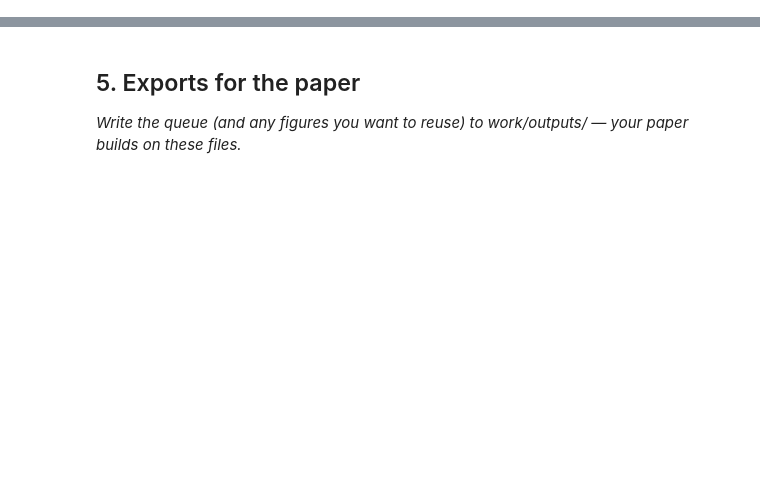
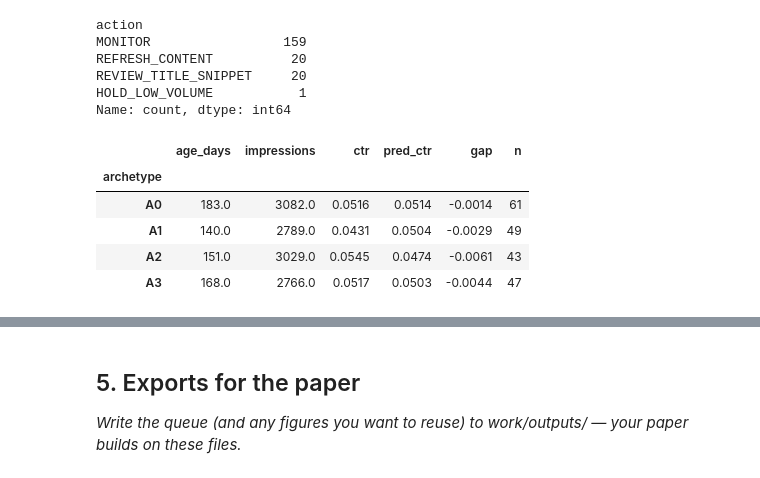
Before and after one commit to arshiyanaaz411/flyrank-ml-internship, a Jupyter notebook: work/notebooks/w07_action_playbook.ipynb, the cells around one changed output, grey strips where cells are left out. Saved outputs shown, nothing was run; the diff lists cells and outputs as text; code cells hidden in the pictures; blank space fills up the shorter version.

```diff
--- a/work/notebooks/w07_action_playbook.ipynb
+++ b/work/notebooks/w07_action_playbook.ipynb
@@ -12,0 +89,52 @@ This skeleton is yours to fill. Work the sections **in order** — each one has
+# %%
+# ---- thresholds: assumptions, edit and justify in the markdown above ----
+MIN_IMPR = 100          # below this, CTR is unstable
+AGE_REFRESH = 180       # days; set after looking at the decay plot below
+NOISE_FLOOR = MAE_MODEL
+# ------------------------------------------------------------------------
+
+impr = df[IMPR_COL] if IMPR_COL else pd.Series(1.0, index=df.index)
+age = df[AGE_COL] if AGE_COL else pd.Series(np.nan, index=df.index)
+
+r1 = df["gap"] > NOISE_FLOOR
+r2 = (age >= AGE_REFRESH) if AGE_COL else pd.Series(False, index=df.index)
+r3 = (impr < MIN_IMPR) if IMPR_COL else pd.Series(False, index=df.index)
+r4 = df["gap"].abs() <= NOISE_FLOOR
+
+codes = pd.DataFrame({"R1_BELOW_EXPECTED": r1, "R2_AGED": r2,
+                      "R3_LOW_VOLUME": r3, "R4_WITHIN_NOISE": r4})
+df["reason_codes"] = codes.apply(lambda r: "|".join([c for c in codes.columns if r[c]]) or "NONE", axis=1)
+
+def pick_action(i):
+    if r3[i]: return "HOLD_LOW_VOLUME"
+    if r1[i] and r2[i]: return "REFRESH_CONTENT"
+    if r1[i]: return "REVIEW_TITLE_SNIPPET"
+    return "MONITOR"
+
+df["action"] = [pick_action(i) for i in df.index]
+df["opportunity"] = impr * df["gap"].clip(lower=0)
+print(df["action"].value_counts())
+# %% [output]
+action
+MONITOR                 159
+REFRESH_CONTENT          20
+REVIEW_TITLE_SNIPPET     20
+HOLD_LOW_VOLUME           1
+Name: count, dtype: int64
+# %%
+if ARCHETYPE_COL:
+    df["archetype"] = df[ARCHETYPE_COL].astype(str)
+else:
+    ARCH_FEATURES = FEATURES[:5]       # EDIT: pick features that describe content behavior
+    Z = StandardScaler().fit_transform(df[ARCH_FEATURES].fillna(df[ARCH_FEATURES].median()))
+    df["archetype"] = "A" + pd.Series(KMeans(4, n_init=10, random_state=42).fit_predict(Z), index=df.index).astype(str)
+
+profile_cols = [c for c in ([AGE_COL, IMPR_COL] if AGE_COL or IMPR_COL else []) if c] + [TARGET, "pred_ctr", "gap"]
+display(df.groupby("archetype")[profile_cols].median().round(4).assign(n=df["archetype"].value_counts()))
+# %% [output]
+|  | age_days | impressions | ctr | pred_ctr | gap | n |
+| archetype |  |  |  |  |  |  |
+| A0 | 183.0 | 3082.0 | 0.0516 | 0.0514 | -0.0014 | 61 |
+| A1 | 140.0 | 2789.0 | 0.0431 | 0.0504 | -0.0029 | 49 |
+| A2 | 151.0 | 3029.0 | 0.0545 | 0.0474 | -0.0061 | 43 |
+| A3 | 168.0 | 2766.0 | 0.0517 | 0.0503 | -0.0044 | 47 |
```
Also changed, not shown: parts of 18 cells of this notebook.
